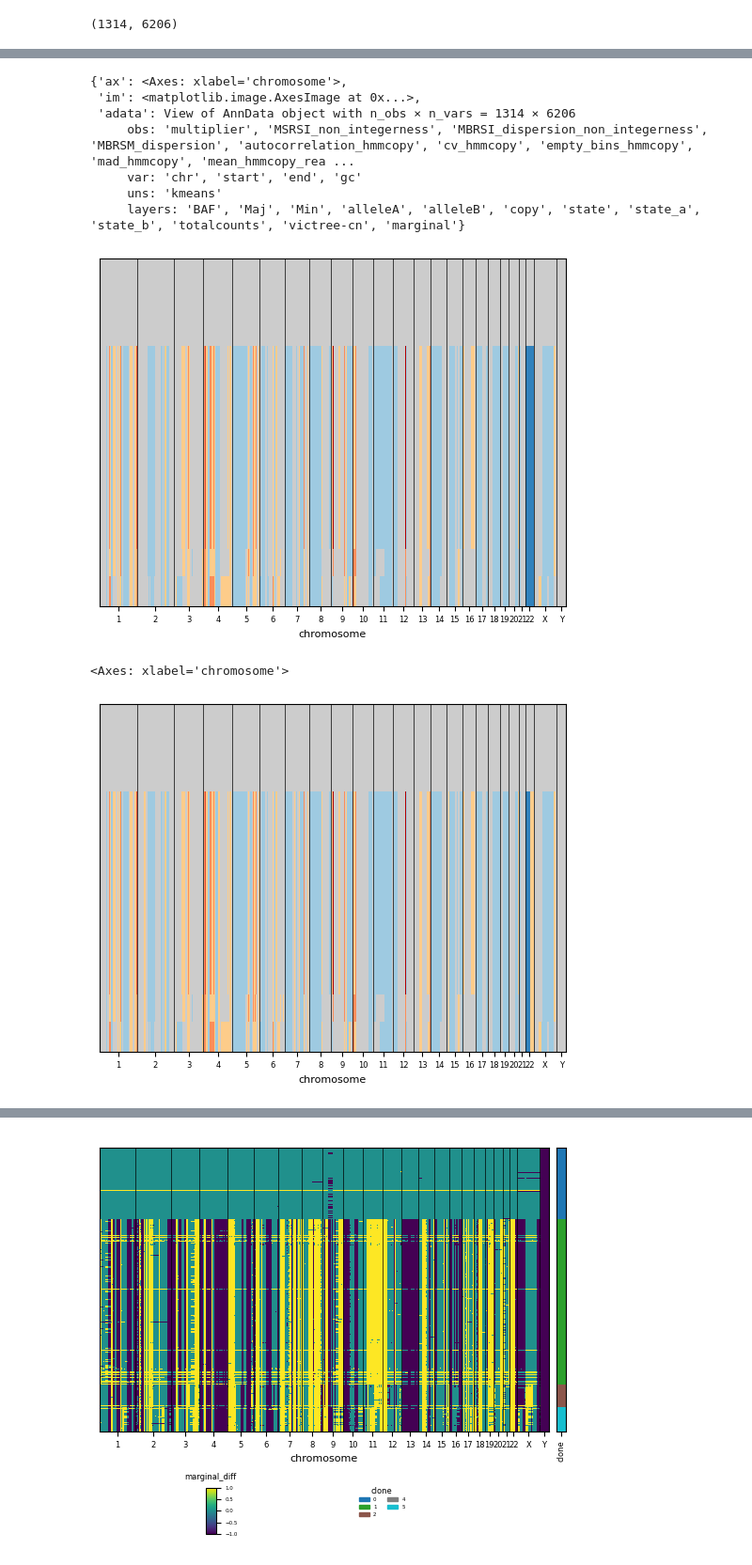
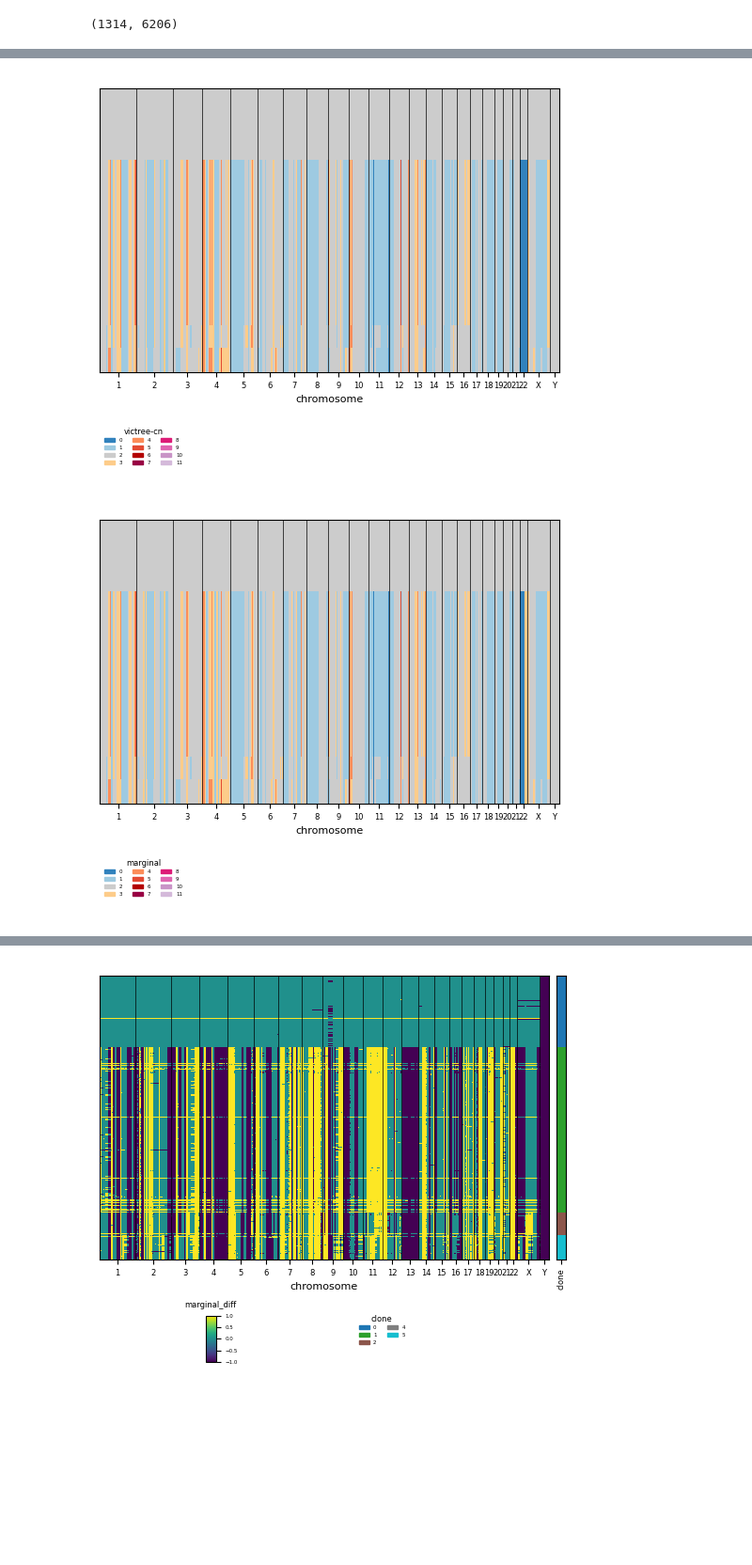
Before and after one commit to Lagergren-Lab/victree, a Jupyter notebook: src/experiments/cnplot_scgenome.ipynb, the cells around one changed output, grey strips where cells are left out. Shown: that part at 94% size. Drawn from its saved outputs; the diff is of its cells as text; code cells hidden in the pictures; blank space fills up the shorter version.

Commit message:
[exp] changed default params, added baseline to simul data and implemented copy number diploid init

```diff
--- a/src/experiments/cnplot_scgenome.ipynb
+++ b/src/experiments/cnplot_scgenome.ipynb
@@ -47,19 +51,11 @@ adata.obs['clone'] = top_z
 # %%
-pl.plot_cell_cn_matrix (adata, 'victree-cn', cell_order_fields=['clone'], max_cn=7)
+g = pl.plot_cell_cn_matrix_fig(adata, 'victree-cn', cell_order_fields=['clone'], max_cn=7)
 # %% [output]
-{'ax': <Axes: xlabel='chromosome'>,
- 'im': <matplotlib.image.AxesImage at 0x...>,
- 'adata': View of AnnData object with n_obs × n_vars = 1314 × 6206
-     obs: 'multiplier', 'MSRSI_non_integerness', 'MBRSI_dispersion_non_integerness', 'MBRSM_dispersion', 'autocorrelation_hmmcopy', 'cv_hmmcopy', 'empty_bins_hmmcopy', 'mad_hmmcopy', 'mean_hmmcopy_rea ...
-     var: 'chr', 'start', 'end', 'gc'
-     uns: 'kmeans'
-     layers: 'BAF', 'Maj', 'Min', 'alleleA', 'alleleB', 'copy', 'state', 'state_a', 'state_b', 'totalcounts', 'victree-cn', 'marginal'}
-[figure, old version]
+[figure, new version]
 # %%
-pl.plot_cell_cn_matrix(adata, 'marginal', cell_order_fields=['clone'], max_cn=7)['ax']
+g = pl.plot_cell_cn_matrix_fig(adata, 'marginal', cell_order_fields=['clone'], max_cn=7)
 # %% [output]
-<Axes: xlabel='chromosome'>
-[figure, old version]
+[figure, new version]
 # %%
 g = pl.plot_cell_cn_matrix_fig(adata, 'state', cell_order_fields=['clone'], annotation_fields=['clone'], max_cn=7)
 # %% [output]
```
Also changed, not shown: parts of 5 cells of this notebook, 6 other files.
